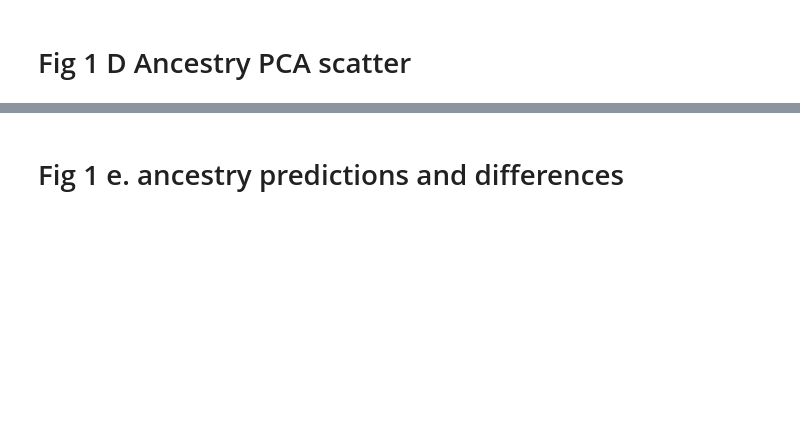
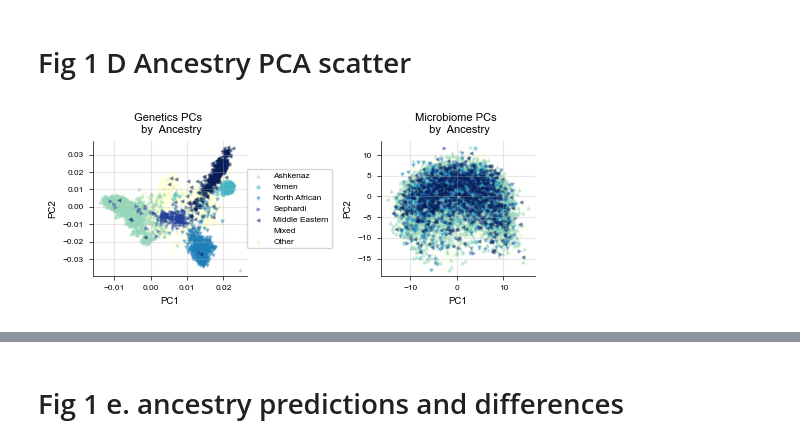
Before and after one commit to Teek101/HPP_resource_code, a Jupyter notebook: Figure1.ipynb, the cells around one changed output, grey strips where cells are left out. Cells and saved outputs as stored; diff of their text form; code cells hidden in the pictures; blank space fills up the shorter version.

```diff
--- a/Figure1.ipynb
+++ b/Figure1.ipynb
@@ -99,7 +102,20 @@ def do_pca(X,n_components=50):
 
 #mb=mb[mb.index.isin(data.index)]
 mb = pd.read_csv('species.csv', index_col=0) ###relative abundances of microbiome species
-mb_pca  =do_pca(mb)
+
+def clr_transform_log10(df):
+    # Compute the mean of each row (axis=1)
+    row_mean = df.mean(axis=1)
+    # Subtract the row mean from each value to center the data
+    clr_df = df.subtract(row_mean, axis=0)
+    return clr_df
+
+
+# Apply the CLR transformation
+clr_species = clr_transform_log10(mb)
+
+
+mb_pca  =do_pca(clr_species)
 mb_pca=pd.DataFrame(mb_pca, index=mb.index, columns=['PC'+str(i+1) for i in range(50)])
 
 
@@ -108,7 +124,7 @@ mb_pca=pd.DataFrame(mb_pca, index=mb.index, columns=['PC'+str(i+1) for i in rang
 # Set the style to match Nature Medicine guidelines
 plt.style.use('default')
 plt.rcParams.update({
-    'font.sans-serif': ['Helvetica'],
+    'font.sans-serif': ['Arial'],
     'font.size': 7,
     'axes.linewidth': 0.5,
     'axes.labelsize': 7,
@@ -125,7 +141,7 @@ plt.rcParams.update({
 
 ancestry_table = pd.read_csv('country_ancestry.csv')
 
-origin=pd.read_csv('grandparents_countries_of_birth.csv')
+origin=pd.read_csv('participants_countries_grandparents.csv', index_col=0)
 
 bp_count = origin.apply(pd.Series.value_counts, axis=1)
 bp_count = bp_count.reset_index().drop_duplicates().set_index('RegistrationCode')
@@ -147,7 +163,8 @@ mixed=bp_count[~bp_count.index.get_level_values(0).isin(consistent_ancestry.inde
 mixed = mixed.reset_index().groupby('RegistrationCode').first()
 mixed['ancestry'] = 'Mixed'
 consistent_ancestry=consistent_ancestry.reset_index().groupby('RegistrationCode').first()
-ancestry=mixed.append(consistent_ancestry)
+
+ancestry=pd.concat([mixed, consistent_ancestry], ignore_index=False)
 
 def create_ylgnbu_color_dict(n):
     """
@@ -198,33 +215,36 @@ def do_ancestry_scatter(pca_gen, title='', ax=None, show_legend=True):
 
     # Move the legend outside the plot
     if show_legend:
         handles, labels = ax.get_legend_handles_labels()
         ordered_handles = [handles[labels.index(cat)] for cat in legend_order]
         ordered_labels = [cat for cat in legend_order]
         ax.legend(ordered_handles, ordered_labels, loc='center left',bbox_to_anchor=(0.97, 0.5), scatterpoints=1, fontsize=6)
 
     plt.grid(True, alpha=0.3)
     plt.tight_layout()  # Adjusts the plot to ensure no overlap
 
 
 fig = plt.figure(figsize=(129 / 25.4 ,55/25.7))
 
 # Create a GridSpec with 2 rows and 2 columns, with the bottom row spanning both columns
 gs = GridSpec(2, 4)
 
 # Top-left panel (Panel A)
 ax1 = fig.add_subplot(gs[:, :2])
 
-pca_gen=pd.read_csv("covariates.eigenvec", sep="\t") ####file with 10 genetics PCs
+pca_gen=pd.read_csv("pca_gen.csv", index_col=0)  ####file with 10 genetics PCs
+pca_gen.index=pca_gen.index.astype(int)
 do_ancestry_scatter(pca_gen, 'Genetics', ax=ax1)
 # Insert your plot here, e.g., ax1.plot(x, y)
 
 # Top-right panel (Panel B)
 ax2 = fig.add_subplot(gs[:, 2:])
 do_ancestry_scatter(mb_pca, 'Microbiome', ax=ax2,show_legend=False)
 
 plt.tight_layout()
 
 # Save or show the figure
-plt.savefig('10k_genetics_scatter.tiff', dpi=300, format='tiff', bbox_inches='tight')
-plt.savefig('10k_genetics_scatter.png', dpi=300, bbox_inches='tight')
+plt.savefig('10k_genetics_scatter_revision.tiff', dpi=300, format='tiff', bbox_inches='tight')
+plt.savefig('10k_genetics_scatter_revision.png', dpi=300, bbox_inches='tight')
+# %% [output]
+[figure, added]
```
Also changed, not shown: parts of 21 cells of this notebook, 5 other files.
